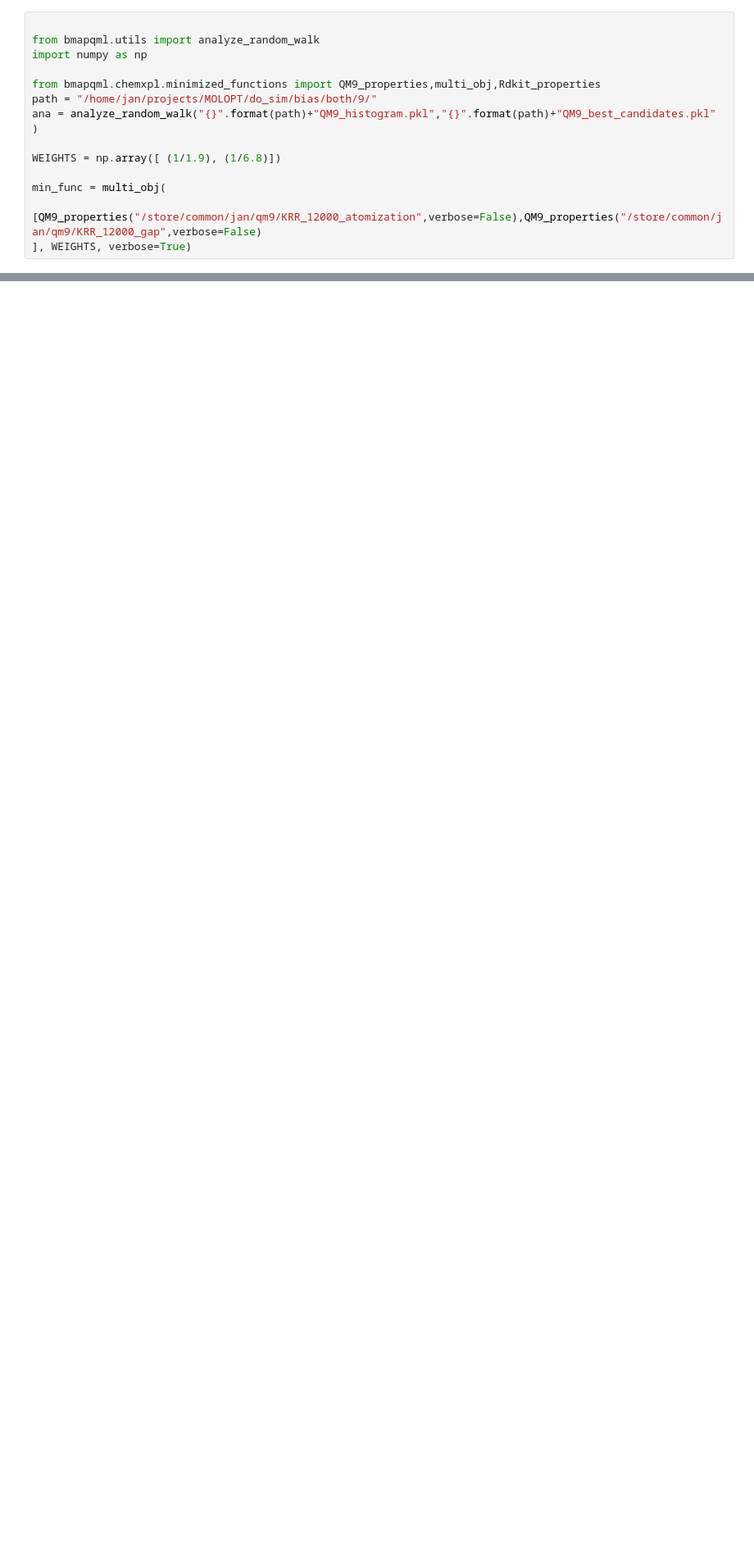
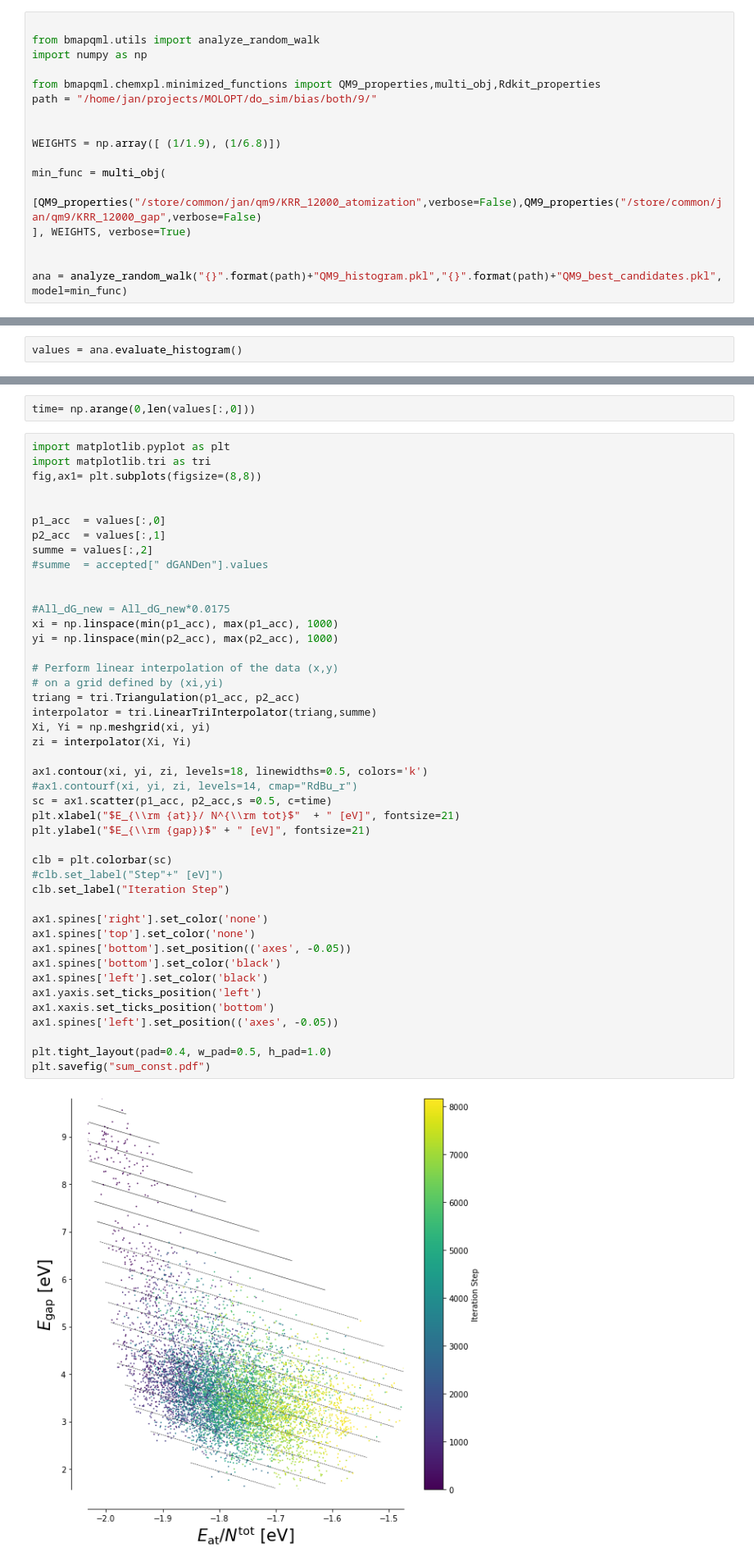
Before and after one commit to kvkarandashev/bmapqml, a Jupyter notebook: examples/chemxpl/MC_minimization/analysis.ipynb, the cells around one changed output, grey strips where cells are left out. Shown at 82% size. Drawn from its saved outputs; the diff is of its cells as text; blank space fills up the shorter version.

Commit message:
evaluate random walk for postprocessing & analysis

```diff
--- a/examples/chemxpl/MC_minimization/analysis.ipynb
+++ b/examples/chemxpl/MC_minimization/analysis.ipynb
@@ -5,11 +5,14 @@ import numpy as np
 
 from bmapqml.chemxpl.minimized_functions import QM9_properties,multi_obj,Rdkit_properties
 path = "/home/jan/projects/MOLOPT/do_sim/bias/both/9/"
-ana = analyze_random_walk("{}".format(path)+"QM9_histogram.pkl","{}".format(path)+"QM9_best_candidates.pkl" )
+
 
 WEIGHTS = np.array([ (1/1.9), (1/6.8)])
 
 min_func = multi_obj(
     [QM9_properties("/store/common/jan/qm9/KRR_12000_atomization",verbose=False),QM9_properties("/store/common/jan/qm9/KRR_12000_gap",verbose=False)
 ], WEIGHTS, verbose=True)
+
+
+ana = analyze_random_walk("{}".format(path)+"QM9_histogram.pkl","{}".format(path)+"QM9_best_candidates.pkl", model=min_func)
 # %% [output]
@@ -26,0 +26,2 @@ array([-0.68427093, -0.68290036, -0.67865705, -0.66244964])
+# %%
+values = ana.evaluate_histogram()
@@ -26,0 +41,48 @@ array([-0.68427093, -0.68290036, -0.67865705, -0.66244964])
+# %%
+time= np.arange(0,len(values[:,0]))
+# %%
+import matplotlib.pyplot as plt
+import matplotlib.tri as tri
+fig,ax1= plt.subplots(figsize=(8,8))
+
+
+p1_acc  = values[:,0]
+p2_acc  = values[:,1]
+summe = values[:,2]
+#summe  = accepted[" dGANDen"].values
+
+
+#All_dG_new = All_dG_new*0.0175
+xi = np.linspace(min(p1_acc), max(p1_acc), 1000)
+yi = np.linspace(min(p2_acc), max(p2_acc), 1000)
+
+# Perform linear interpolation of the data (x,y)
+# on a grid defined by (xi,yi)
+triang = tri.Triangulation(p1_acc, p2_acc)
+interpolator = tri.LinearTriInterpolator(triang,summe)
+Xi, Yi = np.meshgrid(xi, yi)
+zi = interpolator(Xi, Yi)
+
+ax1.contour(xi, yi, zi, levels=18, linewidths=0.5, colors='k')
+#ax1.contourf(xi, yi, zi, levels=14, cmap="RdBu_r")
+sc = ax1.scatter(p1_acc, p2_acc,s =0.5, c=time)
+plt.xlabel("$E_{\\rm {at}}/ N^{\\rm tot}$"  + " [eV]", fontsize=21)
+plt.ylabel("$E_{\\rm {gap}}$" + " [eV]", fontsize=21)
+
+clb = plt.colorbar(sc)
+#clb.set_label("Step"+" [eV]")
+clb.set_label("Iteration Step")
+
+ax1.spines['right'].set_color('none')
+ax1.spines['top'].set_color('none')
+ax1.spines['bottom'].set_position(('axes', -0.05))
+ax1.spines['bottom'].set_color('black')
+ax1.spines['left'].set_color('black')
+ax1.yaxis.set_ticks_position('left')
+ax1.xaxis.set_ticks_position('bottom')
+ax1.spines['left'].set_position(('axes', -0.05))
+
+plt.tight_layout(pad=0.4, w_pad=0.5, h_pad=1.0)
+plt.savefig("sum_const.pdf")
+# %% [output]
+[figure, added]
```
Also changed, not shown: parts of 6 cells of this notebook, 2 other files.
